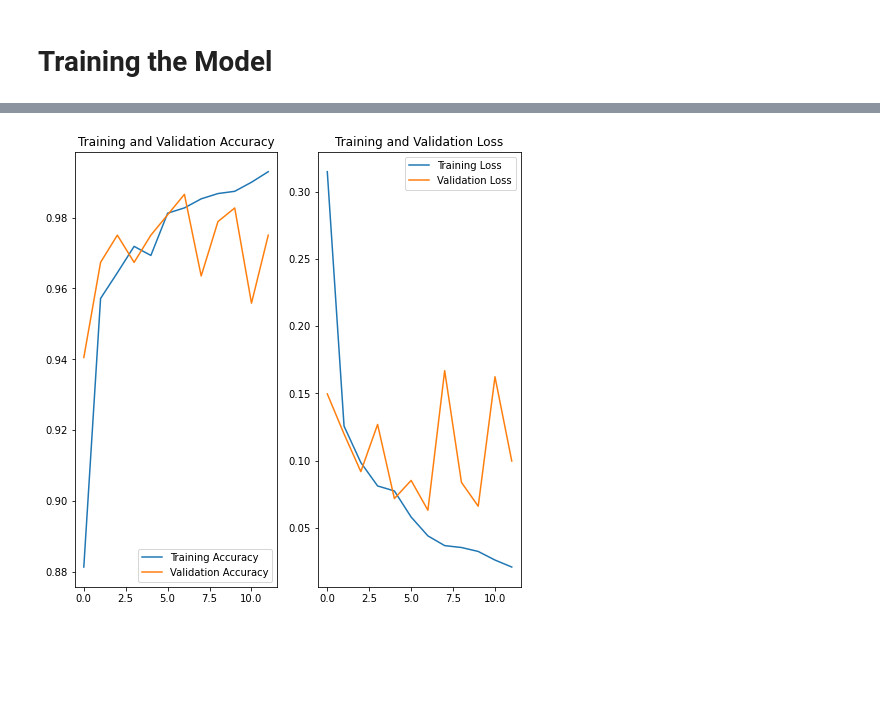
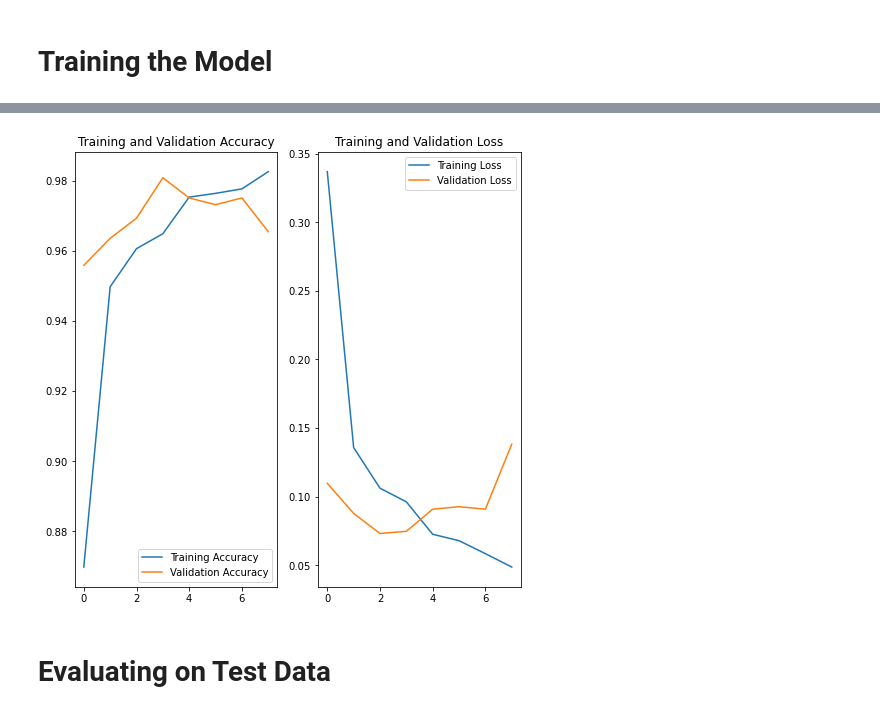
Before and after one commit to mmarshall124/Pneumonia-Image-Classifier, a Jupyter notebook: binary_classifier.ipynb, the cells around one changed output, grey strips where cells are left out. Drawn from its saved outputs; the diff is of its cells as text; code cells hidden in the pictures; blank space fills up the shorter version.

```diff
--- a/binary_classifier.ipynb
+++ b/binary_classifier.ipynb
@@ -109,24 +108,26 @@ Epoch 12/30
 # %%
 acc = history.history['binary_accuracy']
 val_acc = history.history['val_binary_accuracy']
 
 loss = history.history['loss']
 val_loss = history.history['val_loss']
 
-epochs_range = range(12)
+epochs_range = range(8)
 
 plt.figure(figsize=(8, 8))
 plt.subplot(1, 2, 1)
 plt.plot(epochs_range, acc, label='Training Accuracy')
 plt.plot(epochs_range, val_acc, label='Validation Accuracy')
 plt.legend(loc='lower right')
 plt.title('Training and Validation Accuracy')
 
 plt.subplot(1, 2, 2)
 plt.plot(epochs_range, loss, label='Training Loss')
 plt.plot(epochs_range, val_loss, label='Validation Loss')
 plt.legend(loc='upper right')
 plt.title('Training and Validation Loss')
 plt.show()
 # %% [output]
-[figure, old version]
+[figure, new version]
+# %% [markdown]
+# Evaluating on Test Data
```
Also changed, not shown: parts of 4 cells of this notebook.
